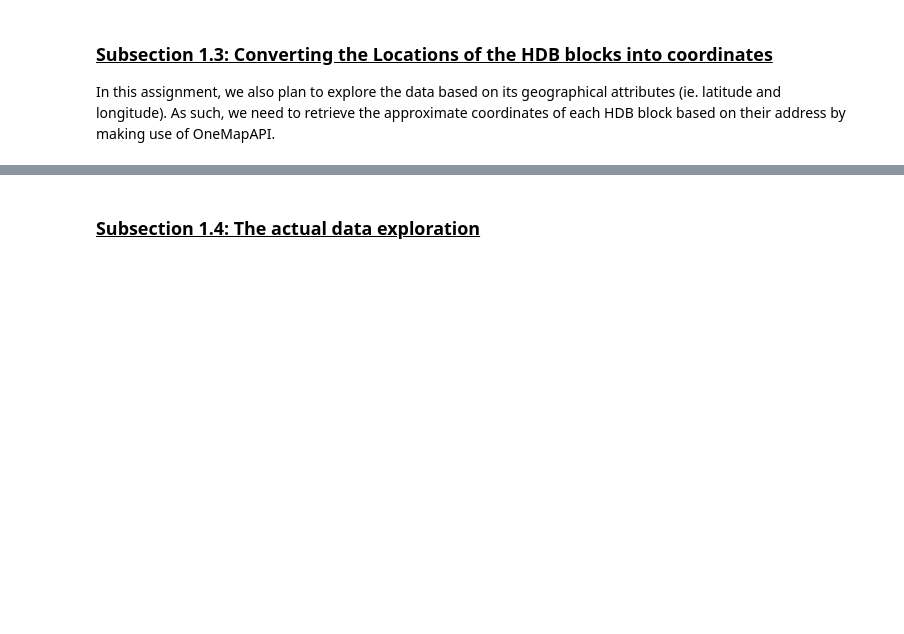
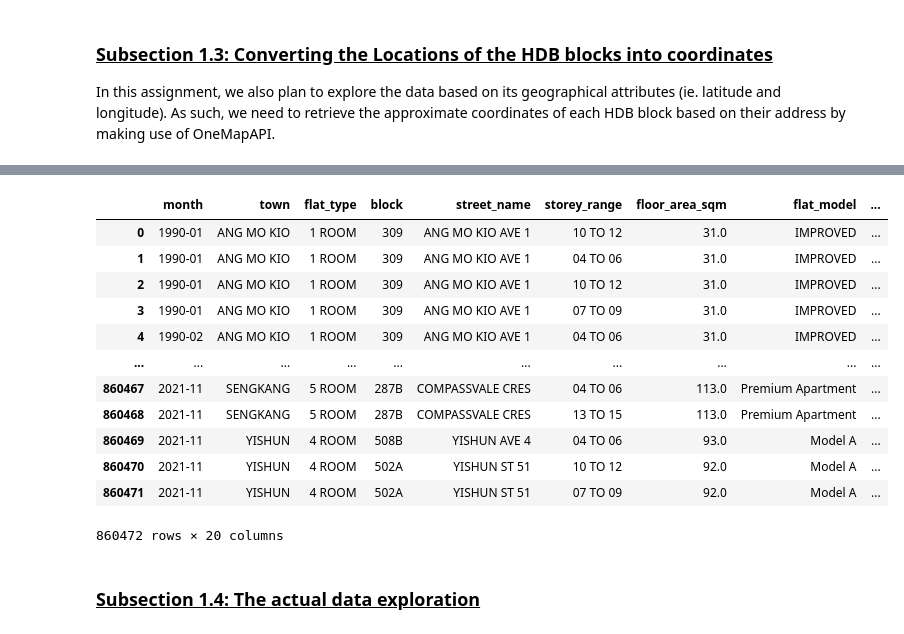
Before and after one commit to coord-geom/cs5131-assignment1, a Jupyter notebook: main.ipynb, the cells around one changed output, grey strips where cells are left out. Saved outputs shown, nothing was run; the diff lists cells and outputs as text; code cells hidden in the pictures; blank space fills up the shorter version.

```diff
--- a/main.ipynb
+++ b/main.ipynb
@@ -348,0 +325,6 @@ fPC
+# %%
+# Making a list of all the distinct addresses
+flatLocation = flatPriceCollated.copy()[['block', 'street_name']]
+flatLocation['adr'] = flatLocation['block'] + ' ' + flatLocation['street_name']
+
+flatLocation = pd.DataFrame(flatLocation.adr.unique(), columns = ["adr"])
@@ -348,0 +382,10 @@ fPC
+# %%
+#flatLocTest = flatLocation[flatLocation.Latitude.isnull()]
+flatLocNull = flatLocation[flatLocation.Latitude.isnull()]
+flatLocNull = flatLocNull.reset_index()
+flatLocNull["town"] = ""
+for i in range(flatLocNull.index.size):
+  flatLocNull.town[i] = flatLocNull.adr[i][flatLocNull.adr[i].find(' ')+1: ]
+
+display(flatLocNull)
+flatLocNull.town.unique()
@@ -348,0 +416,14 @@ fPC
+# %%
+for i in range(flatLocNull.index.size):
+  index = flatLocNull["index"][i]
+  townLocationDictionary = {
+    'KG BAHRU HILL': (1.2766,103.83),                       # fetched from https://zip.nowmsg.com/sg_postal_code.asp?CityName=160018
+    'JLN PASAR BARU': (1.31724,103.898245),                 # fetched from https://www.findlatitudeandlongitude.com/l/?=loc=Lake+Minnewanka+Scenic+Dr%2C+Banff+National+Park%2C+Improvement+District+No.+9%2C+AB+T0L%2C+Canada&id=557437
+    'ST. GEORGE\'S RD': (1.3242,103.8628),                  # fetched from https://www.distancesfrom.com/18-St-Georges-Road-Singapore-latitude-longitude-18-St-Georges-Road-Singapore-latitude-18-St-Georges-/LatLongHistory/2649743.aspx
+    'NILE RD': (1.378006,103.888188),                       # fetched from https://www.srx.com.sg/hdb/bukit-merah/nile-road-hsnil0001 and https://www.findlatitudeandlongitude.com/l/Blk+570+hougang+street+51+singapore/4651087/
+    'JLN MEMBINA BARAT': (1.28451334165584,103.82771154802), # fetched from https://datumsg.com/postal_codes/169483
+    'BUANGKOK STH FARMWAY 1': (1.379946,103.887516)         # fetched from https://www.findlatitudeandlongitude.com/l/5+BUANGKOK+GREEN%2C+Singapore+539748/2689757/
+  }
+
+  flatLocation.Latitude[index]	= townLocationDictionary[flatLocNull["town"][i]][0]
+  flatLocation.Longitude[index] = townLocationDictionary[flatLocNull["town"][i]][1]
@@ -349,2 +450,25 @@ fPC
+# %%
+flatPriceCollated['address'] = flatPriceCollated['block'] + ' ' + flatPriceCollated['street_name']
+
+
+flatLocation = flatLocation.rename({"adr": "address"}, axis = 1)
+
+flatPriceCollated = pd.merge(flatPriceCollated,flatLocation,on="address", how="outer")
+flatPriceCollated.dropna(inplace= True)
+flatPriceCollated
+# %% [output]
+|  | month | town | flat_type | block | street_name | storey_range | floor_area_sqm | flat_model | ... |
+| 0 | 1990-01 | ANG MO KIO | 1 ROOM | 309 | ANG MO KIO AVE 1 | 10 TO 12 | 31.0 | IMPROVED | ... |
+| 1 | 1990-01 | ANG MO KIO | 1 ROOM | 309 | ANG MO KIO AVE 1 | 04 TO 06 | 31.0 | IMPROVED | ... |
+| 2 | 1990-01 | ANG MO KIO | 1 ROOM | 309 | ANG MO KIO AVE 1 | 10 TO 12 | 31.0 | IMPROVED | ... |
+| 3 | 1990-01 | ANG MO KIO | 1 ROOM | 309 | ANG MO KIO AVE 1 | 07 TO 09 | 31.0 | IMPROVED | ... |
+| 4 | 1990-02 | ANG MO KIO | 1 ROOM | 309 | ANG MO KIO AVE 1 | 04 TO 06 | 31.0 | IMPROVED | ... |
+| ... | ... | ... | ... | ... | ... | ... | ... | ... | ... |
+| 860467 | 2021-11 | SENGKANG | 5 ROOM | 287B | COMPASSVALE CRES | 04 TO 06 | 113.0 | Premium Apartment | ... |
+| 860468 | 2021-11 | SENGKANG | 5 ROOM | 287B | COMPASSVALE CRES | 13 TO 15 | 113.0 | Premium Apartment | ... |
+| 860469 | 2021-11 | YISHUN | 4 ROOM | 508B | YISHUN AVE 4 | 04 TO 06 | 93.0 | Model A | ... |
+| 860470 | 2021-11 | YISHUN | 4 ROOM | 502A | YISHUN ST 51 | 10 TO 12 | 92.0 | Model A | ... |
+| 860471 | 2021-11 | YISHUN | 4 ROOM | 502A | YISHUN ST 51 | 07 TO 09 | 92.0 | Model A | ... |
+860472 rows × 20 columns
 # %% [markdown]
 ### **<u>Subsection 1.4: The actual data exploration</u>**
```
Also changed, not shown: parts of 10 cells of this notebook, 1 other file.
